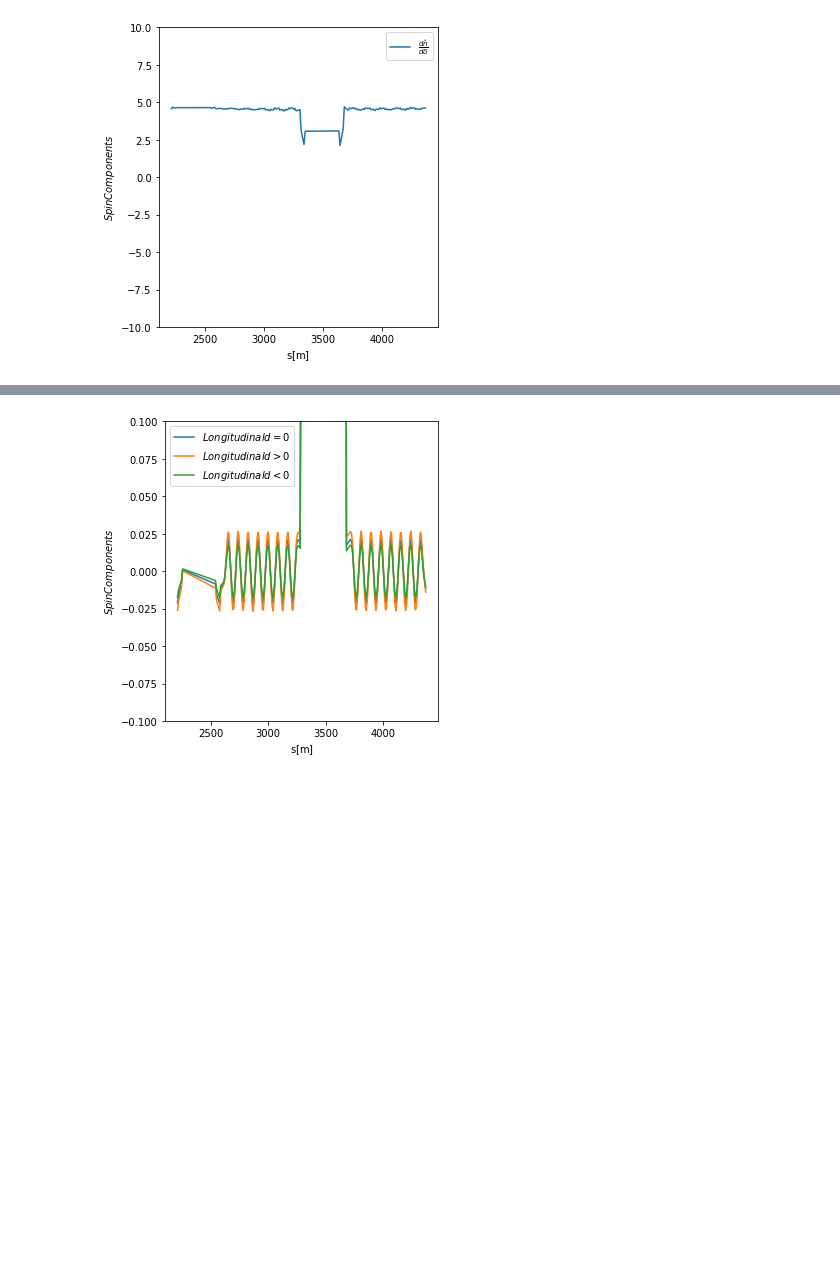
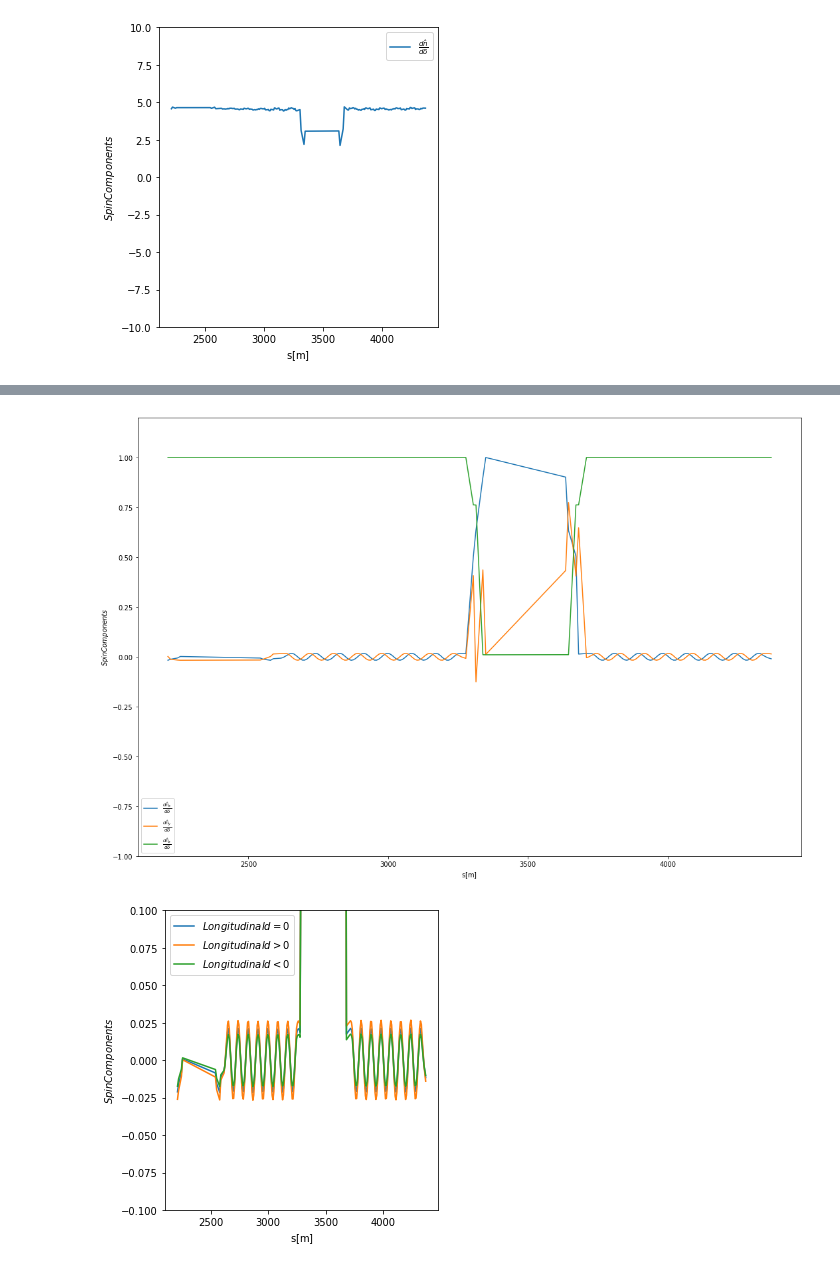
Before and after one commit to radiasoft/SPEIC_EIC_Workshop, a Jupyter notebook: ProcessNVecs.ipynb, the cells around one changed output, grey strips where cells are left out. Saved outputs shown, nothing was run; the diff lists cells and outputs as text; code cells hidden in the pictures; blank space fills up the shorter version.

```diff
--- a/ProcessNVecs.ipynb
+++ b/ProcessNVecs.ipynb
@@ -72,3 +98,21 @@ plt.show()
+# %%
+plt.figure(figsize=(15,10))
+plt.plot(Sm0,sxmd,label=r'$\frac{d\hat n_x}{d\delta}$')
+plt.plot(Sm0,symd,label=r'$\frac{d\hat n_y}{d\delta}$')
+plt.plot(Sm0,szmd,label=r'$\frac{d\hat n_z}{d\delta}$')
+#plt.plot(Sm0,dnddAbs,label=r'$d\frac{\hat n}{d\delta}$')
+
+
+plt.ylim([-1,1.2])
+#plt.xlim([0,np.max(Sm)])
+plt.legend()
+plt.ylabel(r'$Spin Components $')
+plt.xlabel(r'$\rm s [m]$')
+plt.tight_layout()
+#plt.savefig('spin.png')
+plt.show()
+# %% [output]
+[figure, added]
 # %%
 plt.figure(figsize=(5,5))
 plt.plot(Sm0,sx0,label=r'$Longitudinal d=0$')
```
Also changed, not shown: parts of 4 cells of this notebook, 2 other files.
